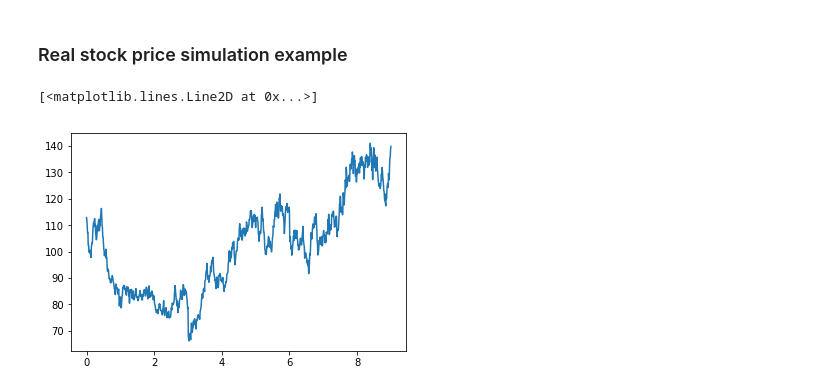
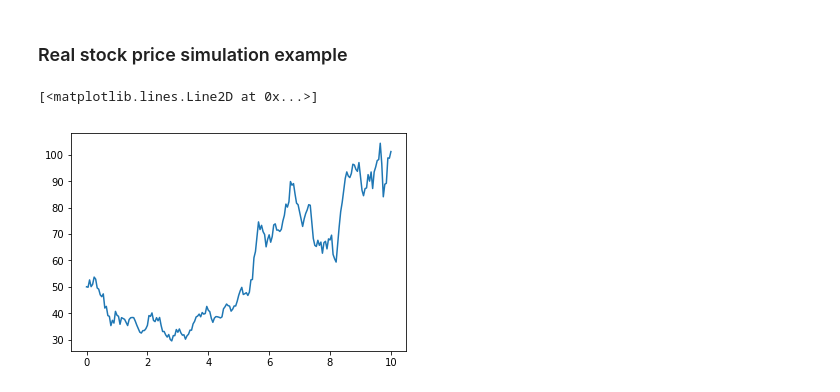
Before and after one commit to henrychan28/simulation_and_learning, a Jupyter notebook: American Option.ipynb, the cells around one changed output. Saved outputs shown, nothing was run; the diff lists cells and outputs as text; code cells hidden in the pictures.

```diff
--- a/American Option.ipynb
+++ b/American Option.ipynb
@@ -82,0 +169,13 @@ def
+# %%
+#Simulation Parameters
+sigma = 2
+n = 100000
+delta = 1e-5
+# %%
+result = np.zeros(n)
+for i in range(n):
+    z = np.random.normal(size=len(t)-1)
+    result[i] = simulate_american_option_payoff(z, t, s_0, mu, sigma, r, K, dividends, t_dividends,thresholds)
+    update_direction = np.sign(simulate_american_option_payoff(z, t, s_0, mu, sigma+delta, r, K, dividends, t_dividends,thresholds)-
+                               simulate_american_option_payoff(z, t, s_0, mu, sigma-delta, r, K, dividends, t_dividends,thresholds))
+    update_magnitude = (result[i] - option_price)
@@ -83,22 +197,23 @@ def
 # %% [markdown]
 <h3>Real stock price simulation example</h3>
 # %%
-end_time = 9
-step_size = 0.01
-number_of_step = int(9/step_size)
+end_time = 10
+step_size = 0.05
+number_of_step = int(end_time/step_size)
 # %%
-s_0 = 100.
+s_0 = 50.
 t = [step_size*i for i in range(number_of_step+1)]
-t_dividends = [3,6]
-dividends = [10, 10]
-mu = 0.003
+t_dividends = [0.3,0.6]
+dividends = [2, 2]
+mu = 0.1
 sigma = 0.2
-r = 0.1
+r = 0.4
+initial_adjustment = get_dividend_adjustment([0], dividends, t_dividends, r)[0]
 # %%
 z = np.random.normal(size=number_of_step)
-s = geometric_brownian_motion(z, t, s_0, mu, sigma)
+s = geometric_brownian_motion(z, t, s_0-initial_adjustment, mu, sigma)
 s_real = real_stock_price_movement(s, t, r, dividends, t_dividends)
 plt.plot(t, s_real)
 # %% [output]
 [<matplotlib.lines.Line2D at 0x...>]
-[figure, old version]
+[figure, new version]
```
Also changed, not shown: parts of 19 cells of this notebook.
